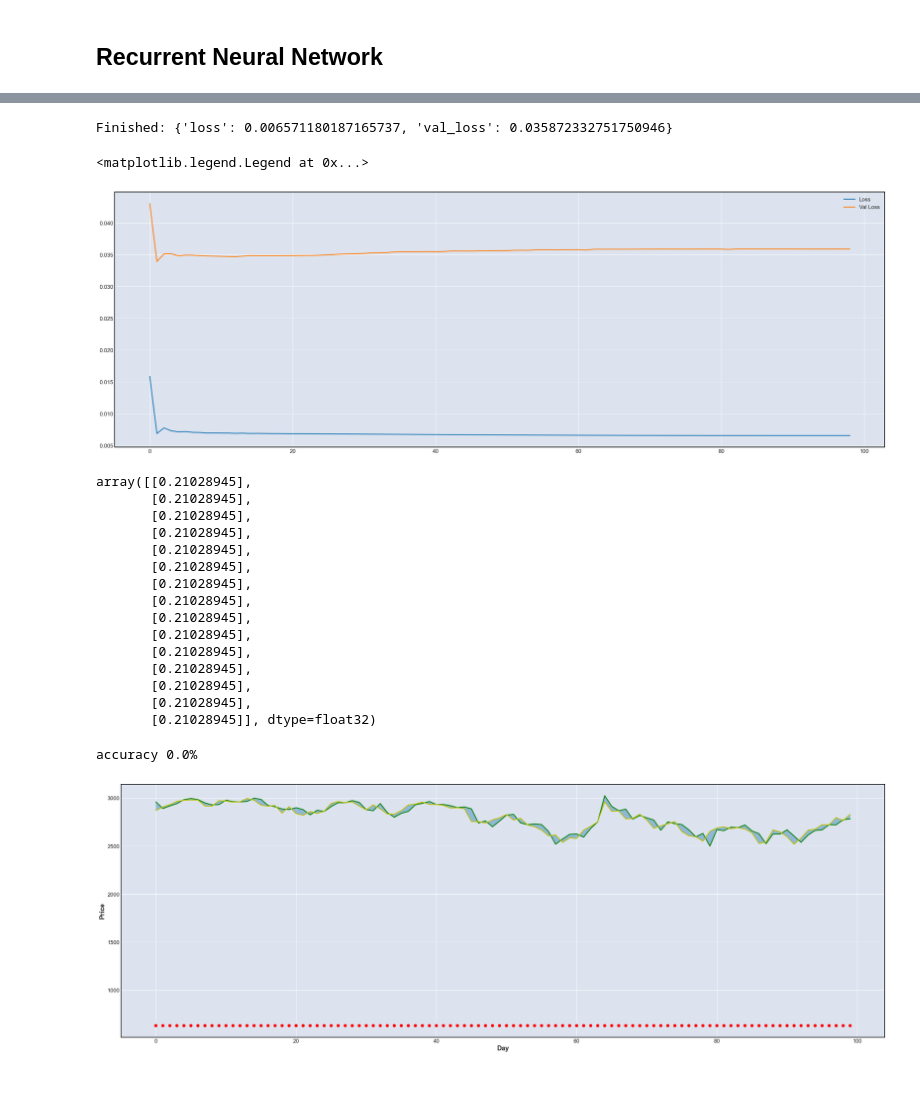
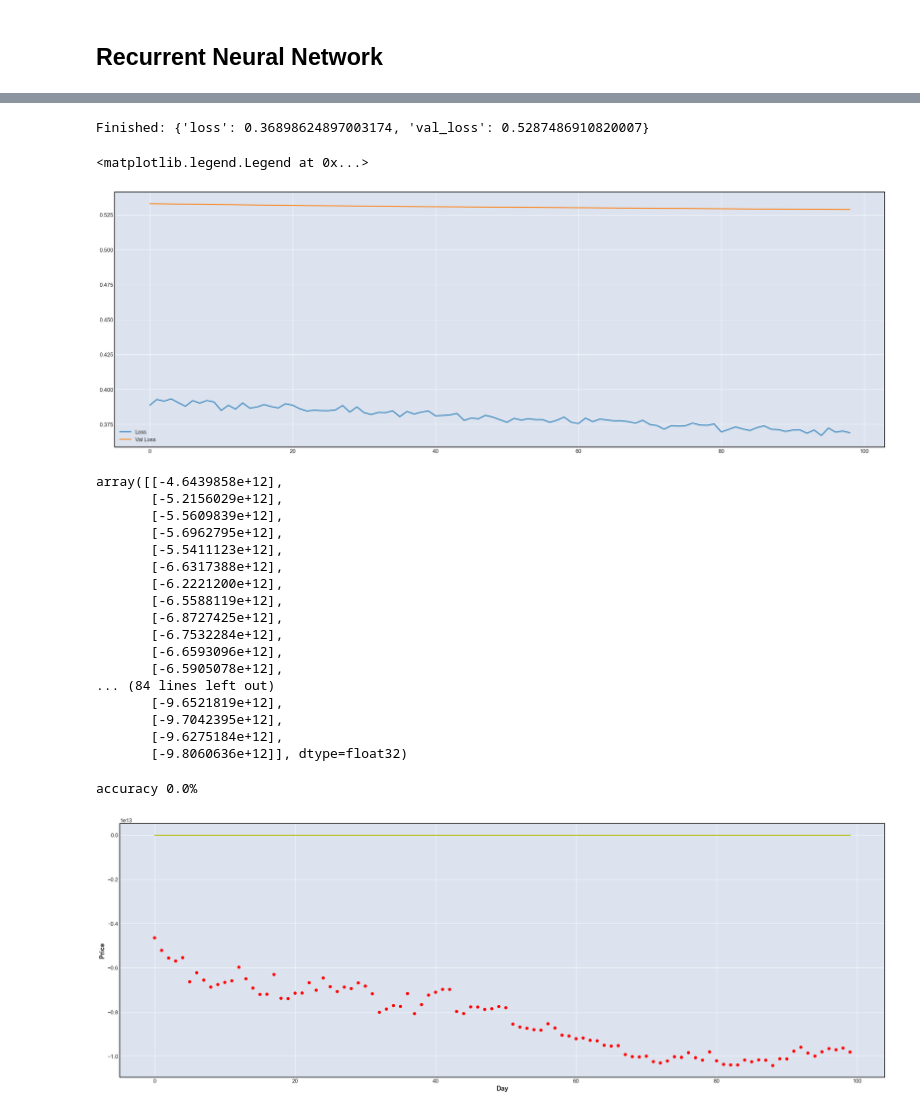
Before and after one commit to marcosmartinezfco/Proyecto-Fin-Grado-61IW, a Jupyter notebook: predictionModule/lstm.ipynb, the cells around one changed output, grey strips where cells are left out. Saved outputs shown, nothing was run; the diff lists cells and outputs as text; code cells hidden in the pictures; blank space fills up the shorter version.

```diff
--- a/predictionModule/lstm.ipynb
+++ b/predictionModule/lstm.ipynb
@@ -232,15 +203,16 @@ INFO:tensorflow:Assets written to: mlp_model/3/assets
 # %% [markdown]
 ## Recurrent Neural Network
 # %%
-def week_batch_generator(raw_df):
+def week_batch_generator(raw, scaler):
+    raw_df = scaler.transform(raw)
     df_x = raw_df[:-1]
     df_y = np.array([(x[0]+x[3])/2 for x in raw_df[1:]])
-    x_batch = df_x[:-(len(df)%5)].reshape((len(df_x)//5, 5, 5)) #quitamos los dias de la semana sueltos para tener batches de cada semana (5 dias)
+    x_batch = df_x[:-(len(df)%5)].reshape((len(df_x)//5, 5, 5))
     y_batch = df_y[:-(len(df)%5)].reshape(len(df_y)//5, 5, -1)
     return (x_batch[:-100], y_batch[:-100]), (x_batch[-100:], np.array(raw_df[1:-(len(df)%5),[0, 3]][-100:]))
 
-(x_train, y_train), (x_test, y_test) = week_batch_generator(raw_df.to_numpy())
+(x_train, y_train), (x_test, y_test) = week_batch_generator(raw_df.to_numpy(), scaler:= StandardScaler().fit(raw_df.to_numpy()))
 print(x_train.shape, y_train.shape, x_test.shape, y_test.shape)
-y_train
+x_train
 # %% [output]
 (786, 5, 5) (786, 5, 1) (100, 5, 5) (100, 2)
@@ -286,35 +258,30 @@ class MyCallback(keras.callbacks.Callback):
         print(f"Finished: {logs}")
 # %%
 inputs = keras.layers.Input(shape=(x_train.shape[1:]))
-x = keras.layers.LSTM(2, activation=keras.layers.LeakyReLU() , return_sequences=True)(inputs)
-x = keras.layers.Dropout(0.4)(x)
-x = keras.layers.BatchNormalization()(x)
-x = keras.layers.LSTM(1, activation=keras.layers.LeakyReLU() , return_sequences=False)(x)
-x = keras.layers.Dropout(0.4)(x)
-x = keras.layers.BatchNormalization()(x)
-#x = keras.layers.Dense(34, activation='relu', kernel_initializer=tf.keras.initializers.GlorotUniform(seed=11))(x)
+x = keras.layers.LSTM(3, activation=keras.layers.LeakyReLU() , return_sequences=True)(inputs)
+x = keras.layers.Dropout(0.2)(x)
+#x = keras.layers.BatchNormalization()(x)
+x = keras.layers.LSTM(2, activation=keras.layers.LeakyReLU() , return_sequences=False)(x)
+x = keras.layers.Dropout(0.2)(x)
+#x = keras.layers.BatchNormalization()(x)
 output = keras.layers.Dense(1, activation='linear')(x)
 model_lstm = keras.Model(inputs=inputs, outputs=output, name="v1.0")
-model_lstm.summary()
-
 model_lstm.compile(
     loss=keras.losses.MeanSquaredError(),
-    optimizer=keras.optimizers.Adam(learning_rate=0.01),
+    optimizer=keras.optimizers.Adam(learning_rate=0.00001),
 )
-x_train_norm = x_train / 3000
-y_train_norm = y_train / 3000
 history = model_lstm.fit(
-    x_train_norm[:-100], y_train_norm[:-100],
-    validation_data=(x_train_norm[-100:], y_train_norm[-100:]),
+    x_train[:-100], y_train[:-100],
+    validation_data=(x_train[-100:], y_train[-100:]),
     batch_size=32, epochs=100, shuffle=False,
     verbose=0,
     callbacks=[
-        #keras.callbacks.EarlyStopping(patience=15, restore_best_weights=True, min_delta=1000),
+        keras.callbacks.EarlyStopping(patience=15, restore_best_weights=True),
         MyCallback()
     ]
 )
 # %% [output]
-Finished: {'loss': 0.006571180187165737, 'val_loss': 0.035872332751750946}
+Finished: {'loss': 0.36898624897003174, 'val_loss': 0.5287486910820007}
 # %%
 fig, ax = plt.subplots()
 ax.plot(history.history['loss'][1:], label='Loss')
@@ -322,39 +289,41 @@ ax.plot(history.history['val_loss'][1:], label='Val Loss')
 ax.legend()
 # %% [output]
 <matplotlib.legend.Legend at 0x...>
-[figure, old version]
+[figure, new version]
 # %%
-results_lstm = model_lstm.predict(x_test/3000)
-results_lstm[:15]
+results_lstm = (model_lstm.predict(x_test) * scaler.var_[4] ) + scaler.mean_[4] #echarle un vistazo a la parte de normalizacion
+results_lstm
 # %% [output]
-array([[0.21028945],
-       [0.21028945],
-       [0.21028945],
-       [0.21028945],
-       [0.21028945],
-       [0.21028945],
-       [0.21028945],
-       [0.21028945],
-       [0.21028945],
-       [0.21028945],
-       [0.21028945],
-       [0.21028945],
-       [0.21028945],
-       [0.21028945],
-       [0.21028945]], dtype=float32)
+array([[-4.6439858e+12],
+       [-5.2156029e+12],
+       [-5.5609839e+12],
+       [-5.6962795e+12],
+       [-5.5411123e+12],
+       [-6.6317388e+12],
+       [-6.2221200e+12],
+       [-6.5588119e+12],
+       [-6.8727425e+12],
+       [-6.7532284e+12],
+       [-6.6593096e+12],
+       [-6.5905078e+12],
+... (84 lines left out)
+       [-9.6521819e+12],
+       [-9.7042395e+12],
+       [-9.6275184e+12],
+       [-9.8060636e+12]], dtype=float32)
 # %%
 def evaluation_lstm(predictions, actual):
     aux = [True if actual[x][0] <= predictions[x] <= actual[x][1] or actual[x][1] <= predictions[x] <= actual[x][0] else False for x in range(len(predictions))]
     print(f'accuracy {(aux.count(True)/len(aux))*100}%')
     fig, ax = plt.subplots()
     ax.fill_between(range(len(predictions)), [x[0] for x in actual], [x[1] for x in actual], alpha=0.4)
     ax.plot(range(len(predictions)), [x[0] for x in actual], color='g')
     ax.plot(range(len(predictions)), [x[1] for x in actual], color='y')
     ax.scatter(range(len(predictions)), predictions, c=np.array([[0., 0., 1.] if actual[i][0] <= predictions[i] <= actual[i][1] or actual[i][1] <= predictions[i] <= actual[i][0] else [1., 0., 0.] for i in range(len(predictions))]))
     ax.set_xlabel('Day')
     ax.set_ylabel('Price')
     fig.show()
-evaluation_lstm(results_lstm*3000, y_test)
+evaluation_lstm(results_lstm, y_test)
 # %% [output]
 accuracy 0.0%
-[figure, old version]
+[figure, new version]
```
Also changed, not shown: parts of 7 cells of this notebook, 13 other files.
